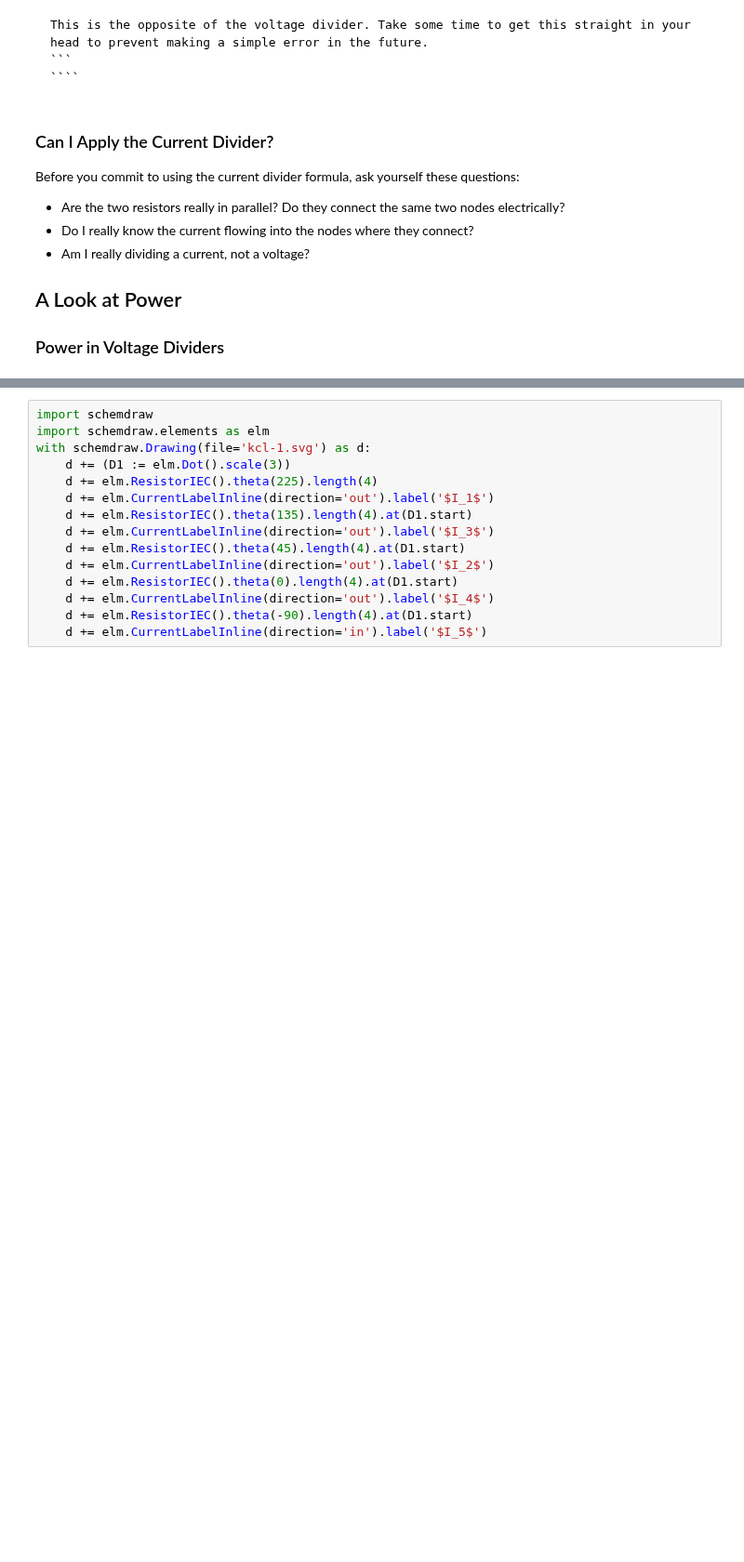
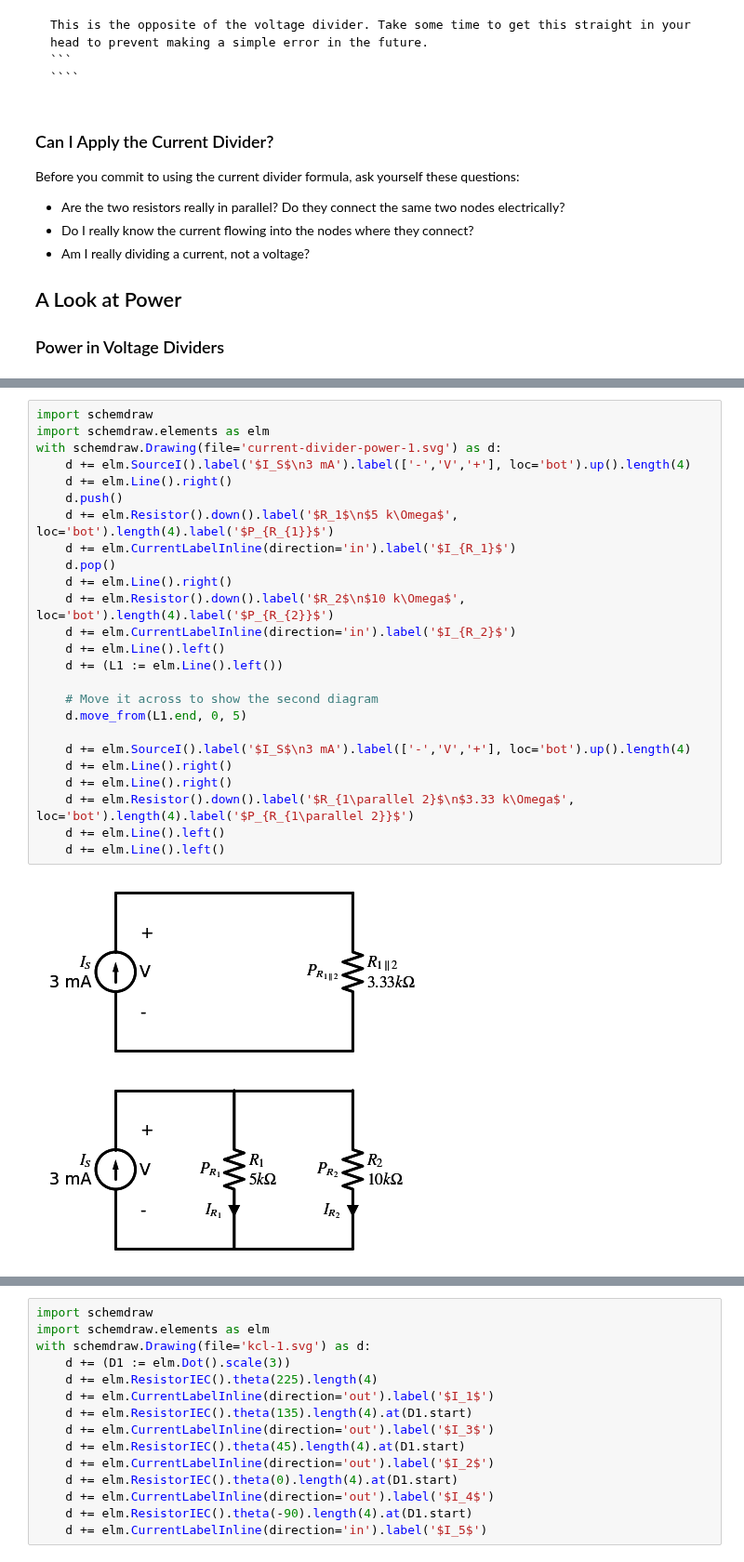
Before and after one commit to Circuit-Analysis/circuit-analysis.github.io, a Jupyter notebook: _sources/chapter-4.ipynb, the cells around one changed output, grey strips where cells are left out. Shown at 93% size. Cells and saved outputs as stored; diff of their text form; blank space fills up the shorter version.

```diff
--- a/_sources/chapter-4.ipynb
+++ b/_sources/chapter-4.ipynb
@@ -238,0 +293,27 @@ The two circuits used above in the voltage divider example.
+# %%
+import schemdraw
+import schemdraw.elements as elm
+with schemdraw.Drawing(file='current-divider-power-1.svg') as d:
+    d += elm.SourceI().label('$I_S$\n3 mA').label(['-','V','+'], loc='bot').up().length(4)
+    d += elm.Line().right()
+    d.push()
+    d += elm.Resistor().down().label('$R_1$\n$5 k\Omega$', loc='bot').length(4).label('$P_{R_{1}}$')
+    d += elm.CurrentLabelInline(direction='in').label('$I_{R_1}$')
+    d.pop()
+    d += elm.Line().right()
+    d += elm.Resistor().down().label('$R_2$\n$10 k\Omega$', loc='bot').length(4).label('$P_{R_{2}}$')
+    d += elm.CurrentLabelInline(direction='in').label('$I_{R_2}$')
+    d += elm.Line().left()
+    d += (L1 := elm.Line().left())
+
+    # Move it across to show the second diagram
+    d.move_from(L1.end, 0, 5)
+
+    d += elm.SourceI().label('$I_S$\n3 mA').label(['-','V','+'], loc='bot').up().length(4)
+    d += elm.Line().right()
+    d += elm.Line().right()
+    d += elm.Resistor().down().label('$R_{1\parallel 2}$\n$3.33 k\Omega$', loc='bot').length(4).label('$P_{R_{1\parallel 2}}$')
+    d += elm.Line().left()
+    d += elm.Line().left()
+# %% [output]
+[figure, added]
```
Also changed, not shown: parts of 9 cells of this notebook, 14 other files.
